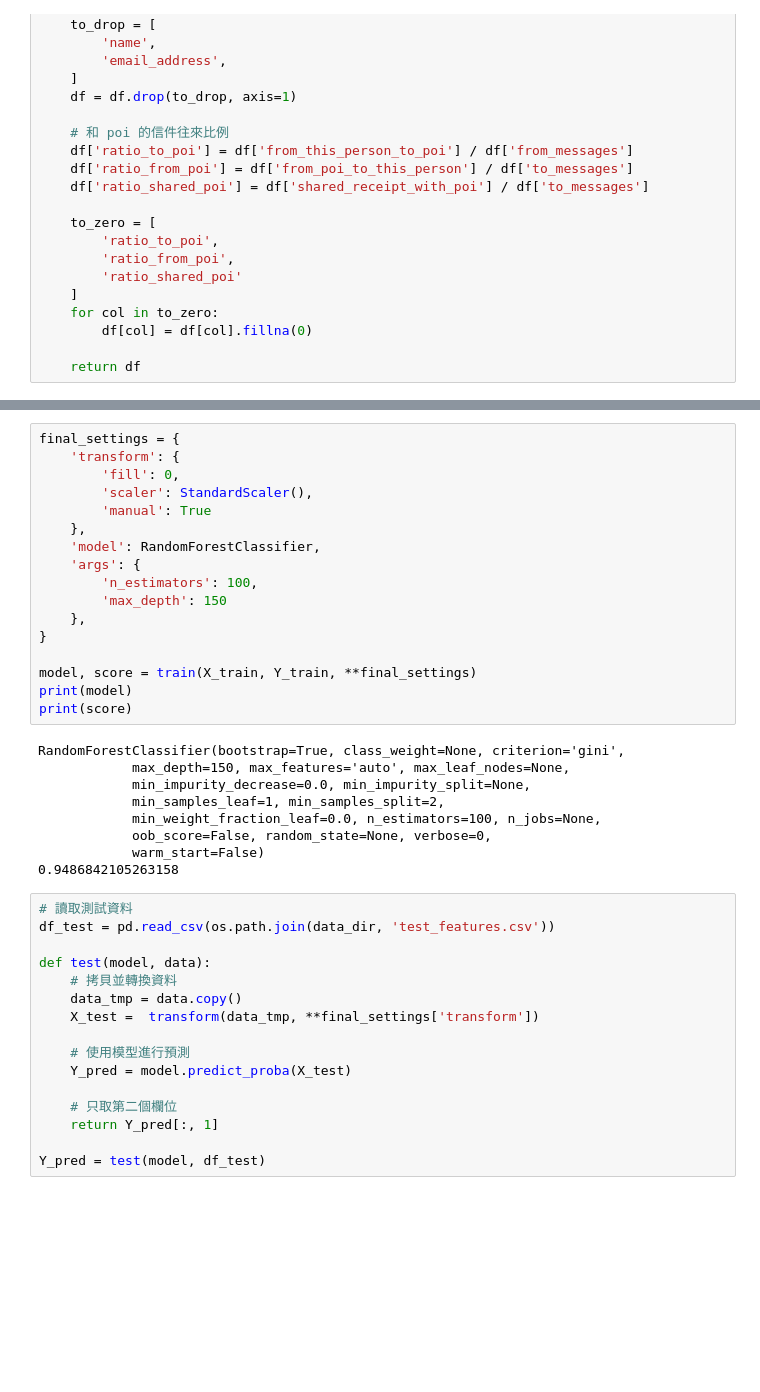
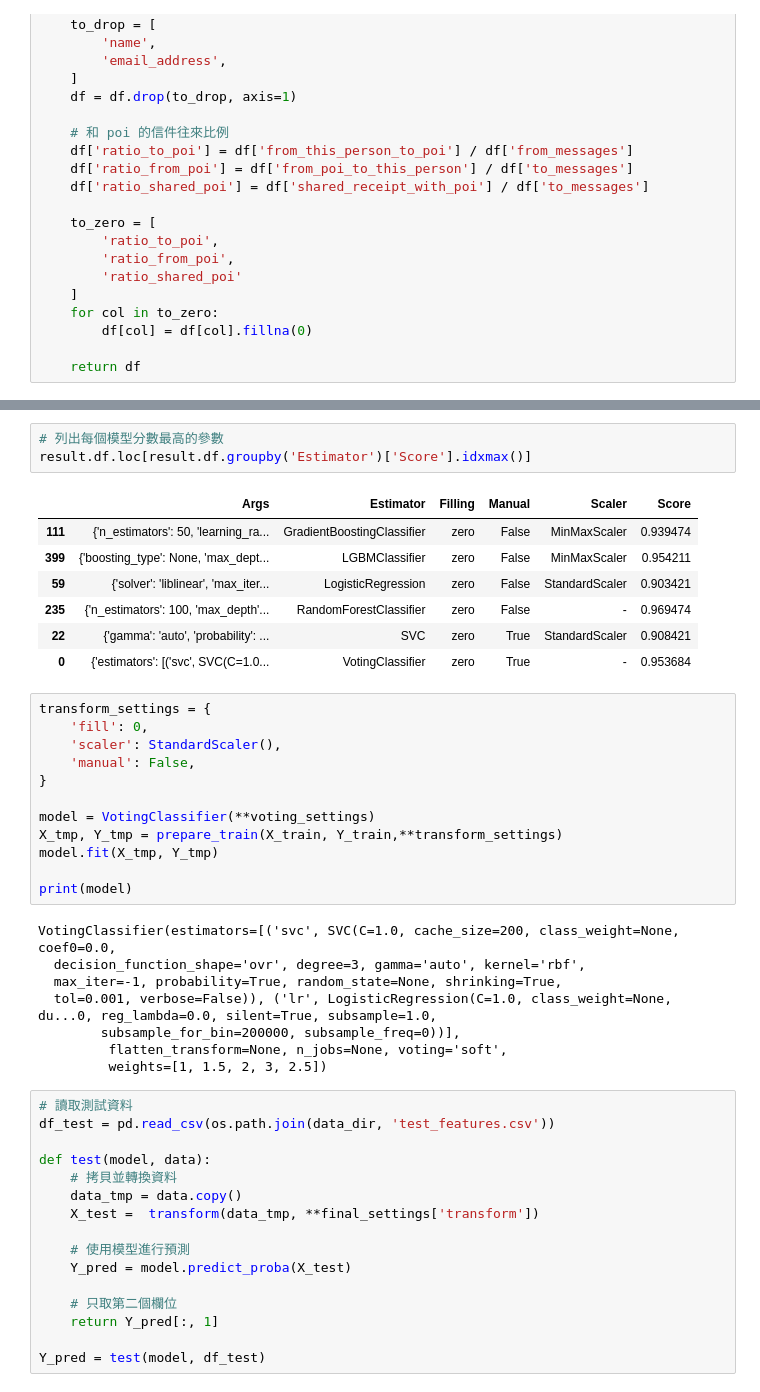
Before and after one commit to kvzl/ML100-Days, a Jupyter notebook: midterm/Day_049_Midterm.ipynb, the cells around one changed output, grey strips where cells are left out. Drawn from its saved outputs; the diff is of its cells as text; blank space fills up the shorter version.

```diff
--- a/midterm/Day_049_Midterm.ipynb
+++ b/midterm/Day_049_Midterm.ipynb
@@ -370,29 +429,34 @@ find_best_args(X_train, Y_train).show().head(20)
-# %%
-final_settings = {
-    'transform': {
-        'fill': 0,
-        'scaler': StandardScaler(),
-        'manual': True
-    },
-    'model': RandomForestClassifier,
-    'args': {
-        'n_estimators': 100,
-        'max_depth': 150
-    },
-}
-
-model, score = train(X_train, Y_train, **final_settings)
-print(model)
-print(score)
-# %% [output]
-RandomForestClassifier(bootstrap=True, class_weight=None, criterion='gini',
-            max_depth=150, max_features='auto', max_leaf_nodes=None,
-            min_impurity_decrease=0.0, min_impurity_split=None,
-            min_samples_leaf=1, min_samples_split=2,
-            min_weight_fraction_leaf=0.0, n_estimators=100, n_jobs=None,
-            oob_score=False, random_state=None, verbose=0,
-            warm_start=False)
-0.9486842105263158
+# %%
+# 列出每個模型分數最高的參數
+result.df.loc[result.df.groupby('Estimator')['Score'].idxmax()]
+# %% [output]
+|  | Args | Estimator | Filling | Manual | Scaler | Score |
+| 111 | {'n_estimators': 50, 'learning_ra... | GradientBoostingClassifier | zero | False | MinMaxScaler | 0.939474 |
+| 399 | {'boosting_type': None, 'max_dept... | LGBMClassifier | zero | False | MinMaxScaler | 0.954211 |
+| 59 | {'solver': 'liblinear', 'max_iter... | LogisticRegression | zero | False | StandardScaler | 0.903421 |
+| 235 | {'n_estimators': 100, 'max_depth'... | RandomForestClassifier | zero | False | - | 0.969474 |
+| 22 | {'gamma': 'auto', 'probability': ... | SVC | zero | True | StandardScaler | 0.908421 |
+| 0 | {'estimators': [('svc', SVC(C=1.0... | VotingClassifier | zero | True | - | 0.953684 |
+# %%
+transform_settings = {
+    'fill': 0,
+    'scaler': StandardScaler(),
+    'manual': False,
+}
+
+model = VotingClassifier(**voting_settings)
+X_tmp, Y_tmp = prepare_train(X_train, Y_train,**transform_settings)
+model.fit(X_tmp, Y_tmp)
+
+print(model)
+# %% [output]
+VotingClassifier(estimators=[('svc', SVC(C=1.0, cache_size=200, class_weight=None, coef0=0.0,
+  decision_function_shape='ovr', degree=3, gamma='auto', kernel='rbf',
+  max_iter=-1, probability=True, random_state=None, shrinking=True,
+  tol=0.001, verbose=False)), ('lr', LogisticRegression(C=1.0, class_weight=None, du...0, reg_lambda=0.0, silent=True, subsample=1.0,
+        subsample_for_bin=200000, subsample_freq=0))],
+         flatten_transform=None, n_jobs=None, voting='soft',
+         weights=[1, 1.5, 2, 3, 2.5])
 # %%
 # 讀取測試資料
 df_test = pd.read_csv(os.path.join(data_dir, 'test_features.csv'))
```
Also changed, not shown: parts of 6 cells of this notebook, 2 other files.
